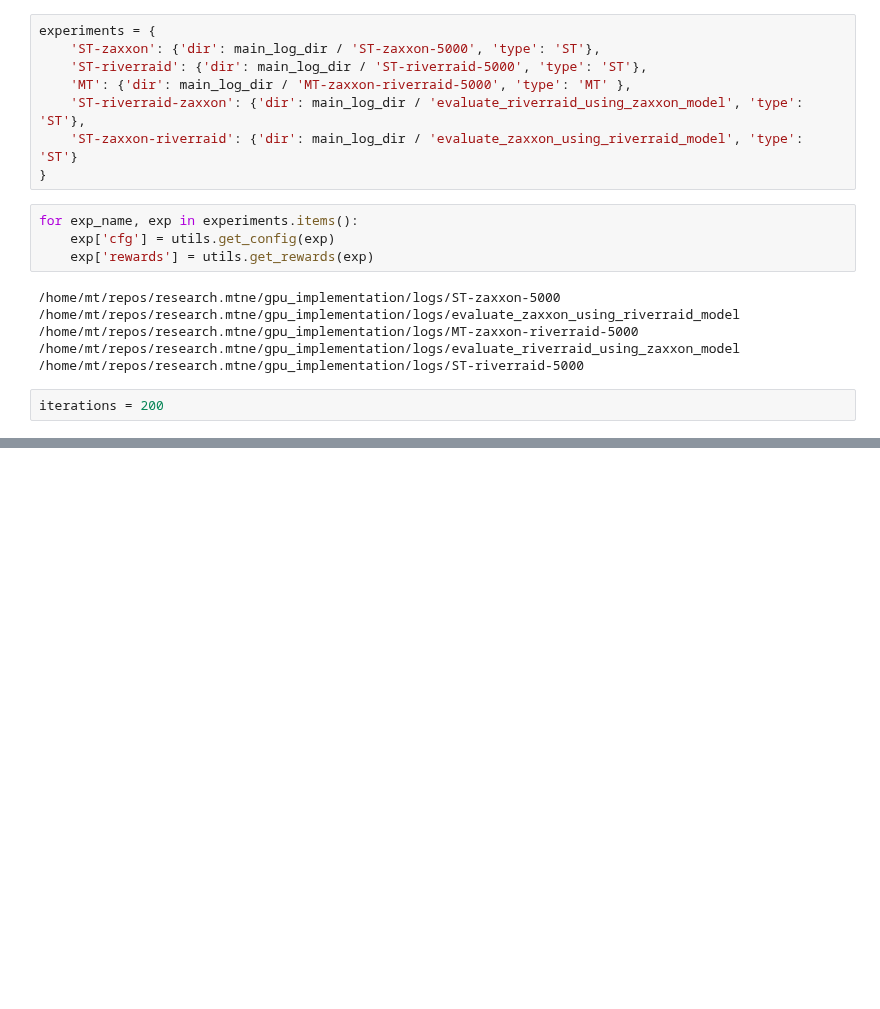
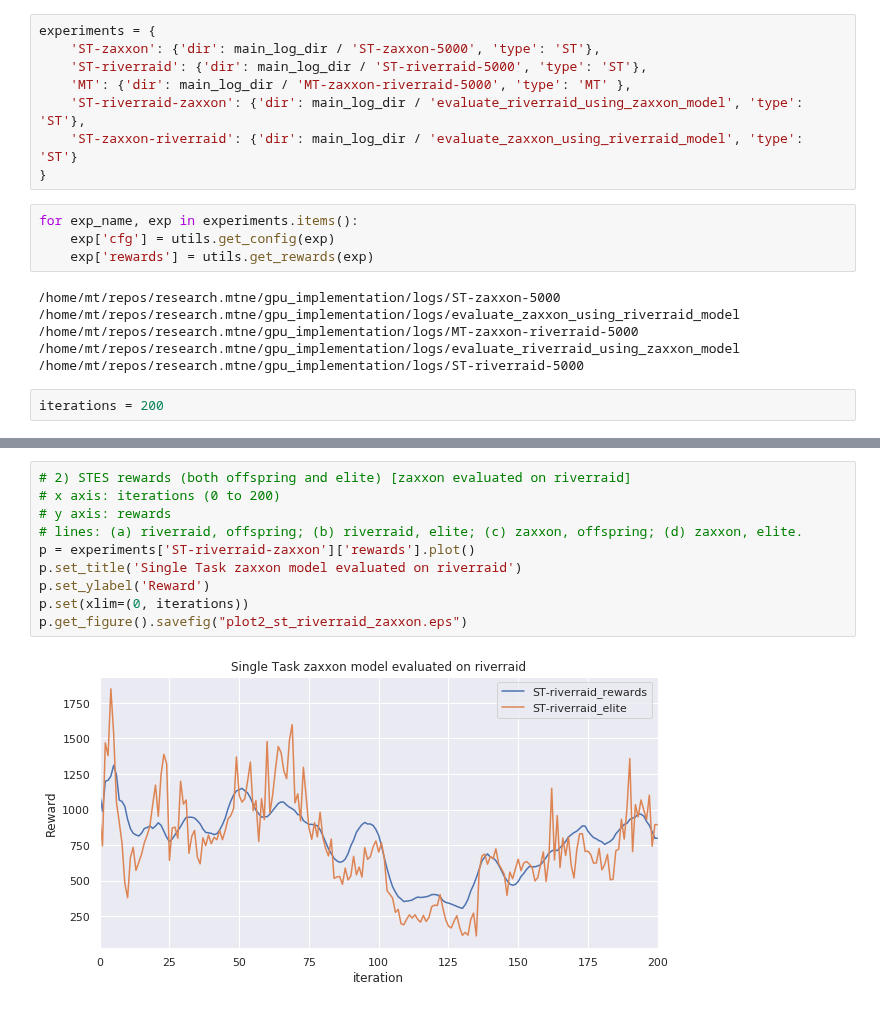
Before and after one commit to deyandyankov/research.mtne, a Jupyter notebook: gpu_implementation/analysis/all_plots.ipynb, the cells around one changed output, grey strips where cells are left out. Saved outputs shown, nothing was run; the diff lists cells and outputs as text; blank space fills up the shorter version.

```diff
--- a/gpu_implementation/analysis/all_plots.ipynb
+++ b/gpu_implementation/analysis/all_plots.ipynb
@@ -200,0 +59,12 @@ Text(0, 0.5, 'DKL')
+# %%
+# 2) STES rewards (both offspring and elite) [zaxxon evaluated on riverraid]
+# x axis: iterations (0 to 200)
+# y axis: rewards
+# lines: (a) riverraid, offspring; (b) riverraid, elite; (c) zaxxon, offspring; (d) zaxxon, elite.
+p = experiments['ST-riverraid-zaxxon']['rewards'].plot()
+p.set_title('Single Task zaxxon model evaluated on riverraid')
+p.set_ylabel('Reward')
+p.set(xlim=(0, iterations))
+p.get_figure().savefig("plot2_st_riverraid_zaxxon.eps")
+# %% [output]
+[figure, added]
```
Also changed, not shown: parts of 46 cells of this notebook, 21 other files.
